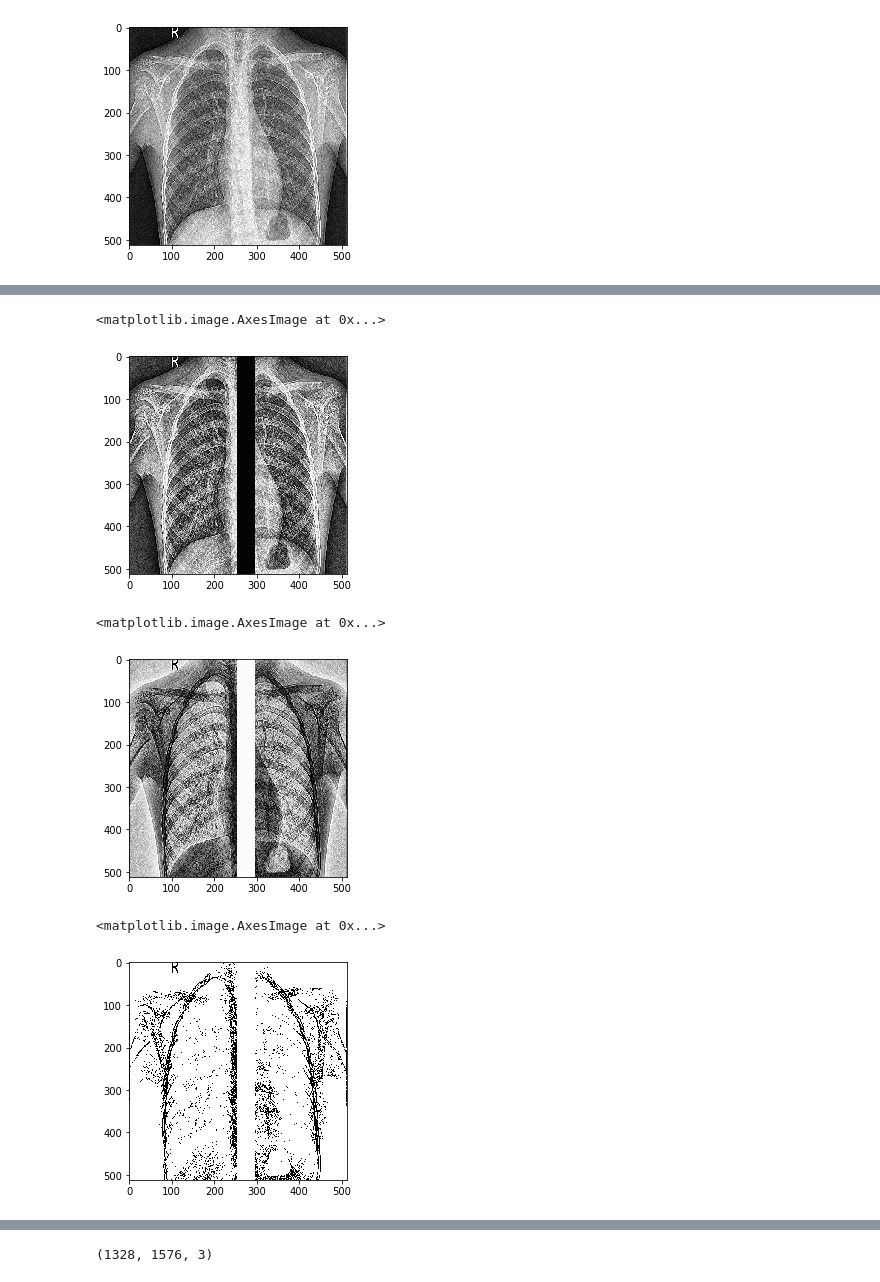
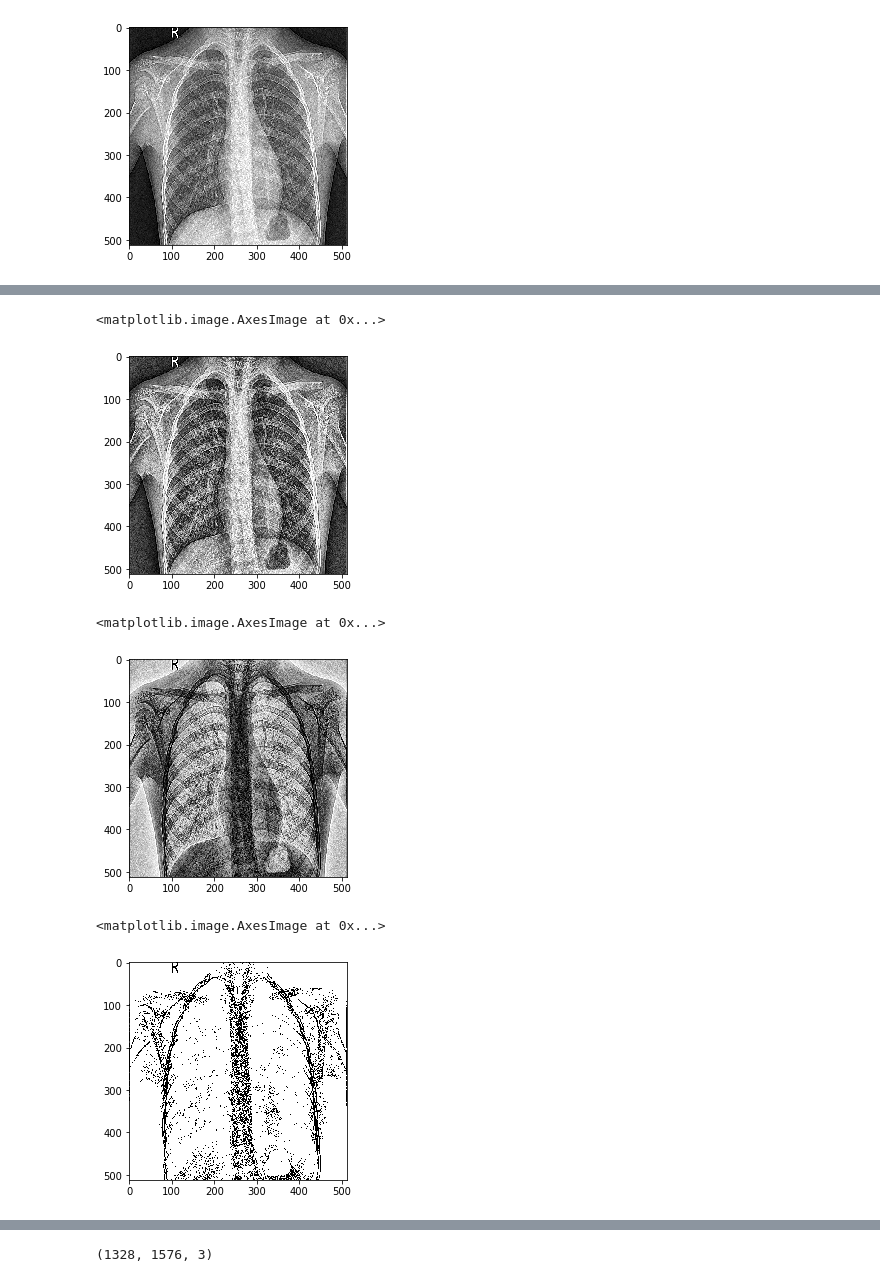
Before and after one commit to TalhaKhalil/Pneumonia-detection-CNN, a Jupyter notebook: preprocessing-copd-detection.ipynb, the cells around one changed output, grey strips where cells are left out. Cells and saved outputs as stored; diff of their text form; code cells hidden in the pictures.

```diff
--- a/preprocessing-copd-detection.ipynb
+++ b/preprocessing-copd-detection.ipynb
@@ -10,5 +22,5 @@ from matplotlib import pyplot as plt
 # %%
-input_dir = 'C:/Users/AALY/copd_detection/normal-img.jpeg'
+input_dir = 'C:/Users/AALY/copd_detection/test-pneumonia.jpeg'
 #basename = 'JPCLN001.png'
 filename = input_dir #+ basename
 dim = (512, 512)
@@ -60,10 +71,10 @@ plt.colorbar()
 # %%
 clahe = cv2.createCLAHE(clipLimit=2.0, tileGridSize=(8,8))
-img_clahe = clahe.apply(img_erased)
+img_clahe = clahe.apply(img)
 plt.imshow(img_clahe,cmap='gray')
 # %% [output]
 <matplotlib.image.AxesImage at 0x...>
-[figure, old version]
+[figure, new version]
 # %%
 ker = 169
 kernel = np.ones((ker,ker),np.uint8)
@@ -71,14 +82,14 @@ blackhat = cv2.morphologyEx(img_clahe, cv2.MORPH_BLACKHAT, kernel)
 plt.imshow(blackhat,cmap='gray')
 # %% [output]
 <matplotlib.image.AxesImage at 0x...>
-[figure, old version]
+[figure, new version]
 # %%
 threshold = 45
 ret, thresh = cv2.threshold(blackhat, threshold, 255, 0)
 plt.imshow(thresh,cmap='gray')
 # %% [output]
 <matplotlib.image.AxesImage at 0x...>
-[figure, old version]
+[figure, new version]
 # %%
 def get_cmask(img, maxCorners=3800, qualityLevel=0.001, minDistance=1,Cradius=6):
     corners = cv2.goodFeaturesToTrack(img, maxCorners, qualityLevel, minDistance)
```
Also changed, not shown: parts of 15 cells of this notebook, 48 other files.
